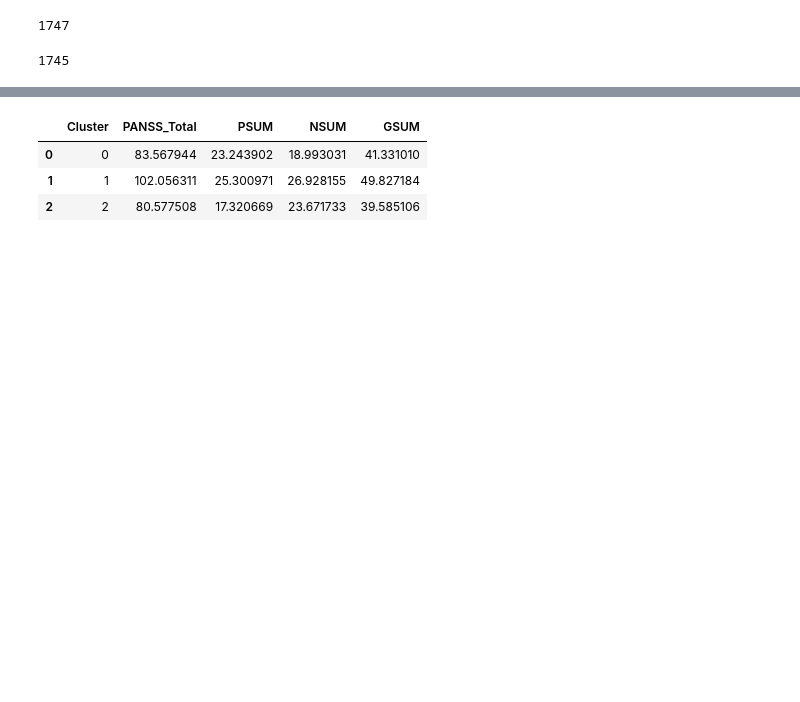
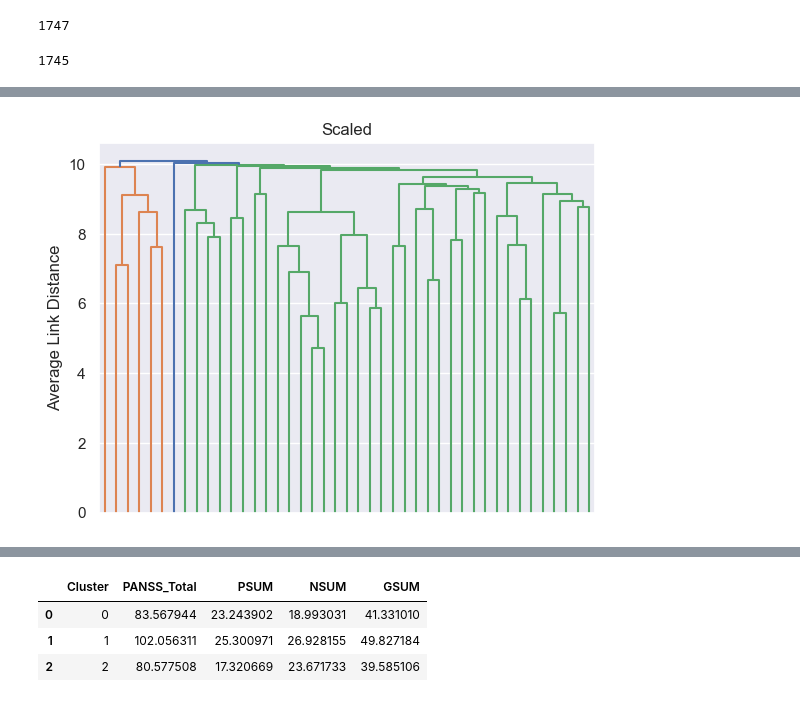
Before and after one commit to AlistairKeiller/STATS-202-final, a Jupyter notebook: final.ipynb, the cells around one changed output, grey strips where cells are left out. Saved outputs shown, nothing was run; the diff lists cells and outputs as text; code cells hidden in the pictures; blank space fills up the shorter version.

```diff
--- a/final.ipynb
+++ b/final.ipynb
@@ -243,3 +269,16 @@ Now we can run a highirichical clustering to create a dendrogram since our datas
+# %%
+dendrogram(
+    linkage(scaled_numerical_first_day_passed_data, method="average"),
+    truncate_mode="level",
+    p=10,
+    no_labels=True,
+    color_threshold=10,
+)
+plt.title("Scaled")
+plt.ylabel("Average Link Distance")
+plt.show()
+# %% [output]
+[figure, added]
 # %%
 dendrogram(
     linkage(scaled_numerical_first_day_passed_data, method="complete"),
```
Also changed, not shown: parts of 22 cells of this notebook.
